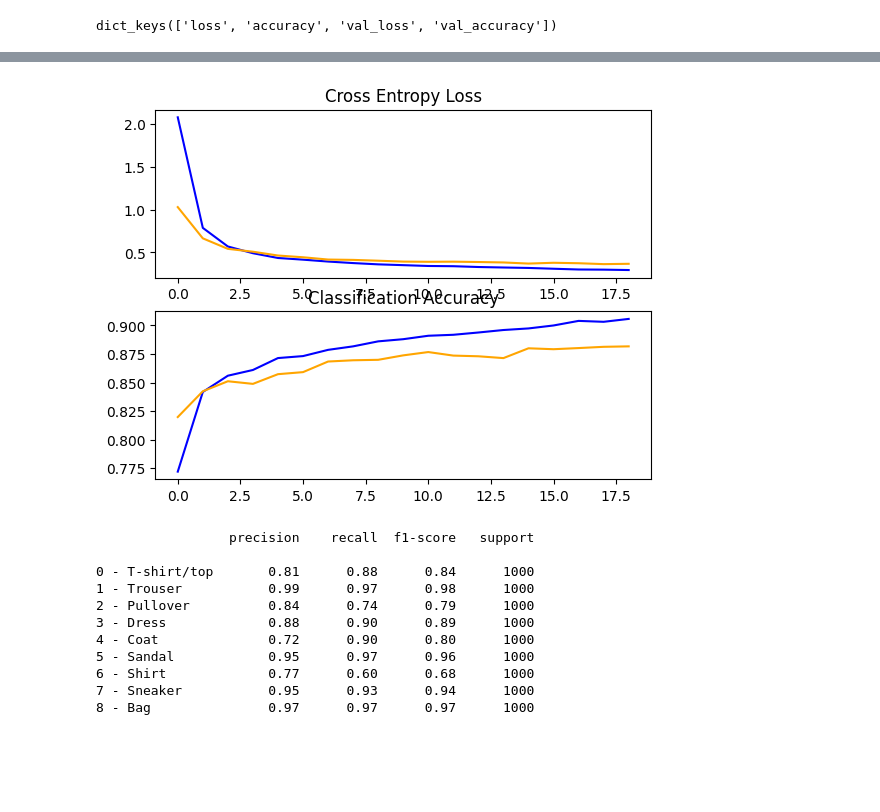
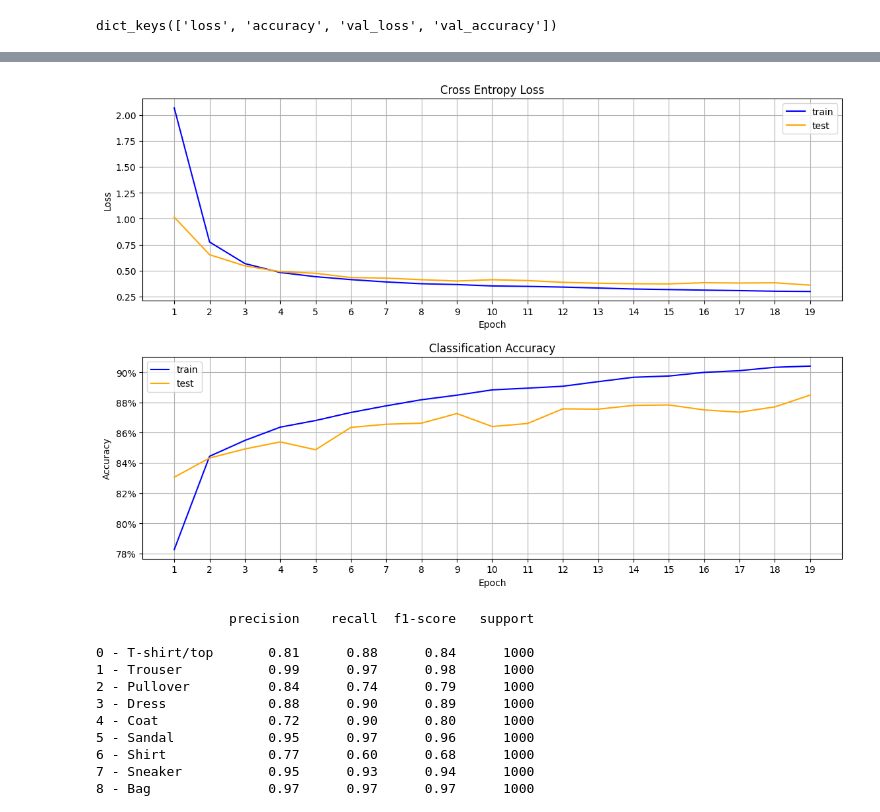
Before and after one commit to lexxai/goit_python_ds_hw_09, a Jupyter notebook: goit_python_ds_hw_09.ipynb, the cells around one changed output, grey strips where cells are left out. Drawn from its saved outputs; the diff is of its cells as text; code cells hidden in the pictures; blank space fills up the shorter version.

```diff
--- a/goit_python_ds_hw_09.ipynb
+++ b/goit_python_ds_hw_09.ipynb
@@ -209,21 +219,45 @@ test_pred.shape
 (10000, 10)
 # %%
 def summarize(histories):
- for i in range(len(histories)):
-  # plot loss
-  plt.subplot(211)
-  plt.title('Cross Entropy Loss')
-  plt.plot(histories[i].history['loss'], color='blue', label='train')
-  plt.plot(histories[i].history['val_loss'], color='orange', label='test')
-  # plot accuracy
-  plt.subplot(212)
-  plt.title('Classification Accuracy')
-  plt.plot(histories[i].history['accuracy'], color='blue', label='train')
-  plt.plot(histories[i].history['val_accuracy'], color='orange', label='test')
-  plt.show()
+
+  for i in range(len(histories)):
+    # plot loss
+    plt.figure(figsize=(12,8))
+    plt.subplot(2, 1, 1)
+    plt.title('Cross Entropy Loss')
+    plt.plot(histories[i].history['loss'], color='blue', label='train')
+    plt.plot(histories[i].history['val_loss'], color='orange', label='test')
+    axis = plt.gca()
+    axis.xaxis.set_major_formatter(plt.FuncFormatter(lambda x, _: int((x + 1))))
+    axis.xaxis.set_major_locator(MultipleLocator(1))
+    plt.xlabel('Epoch')
+    plt.ylabel('Loss')
+    plt.legend()
+    plt.grid()
+    #plt.show()
+    plt.tight_layout(pad=3.0)
+    # plot accuracy
+    #plt.figure(figsize=(12,8))
+    plt.subplot(2, 1, 2)
+    plt.title('Classification Accuracy')
+    plt.plot(histories[i].history['accuracy'], color='blue', label='train')
+    plt.plot(histories[i].history['val_accuracy'], color='orange', label='test')
+    axis = plt.gca()
+    axis.xaxis.set_major_formatter(plt.FuncFormatter(lambda x, _: int((x + 1))))
+    axis.xaxis.set_major_locator(MultipleLocator(1))
+    axis.yaxis.set_major_formatter(plt.FuncFormatter(lambda y, _: f'{y:.0%}'))
+    plt.legend()
+    plt.xlabel('Epoch')
+    plt.ylabel('Accuracy')
+    plt.grid()
+    plt.show()
+
+
+
+
 summarize([history])
 # %% [output]
-[figure, old version]
+[figure, new version]
 # %%
 test_pred_values = tf.math.argmax(test_pred, axis=1)
 # %%
```
Also changed, not shown: parts of 7 cells of this notebook.
